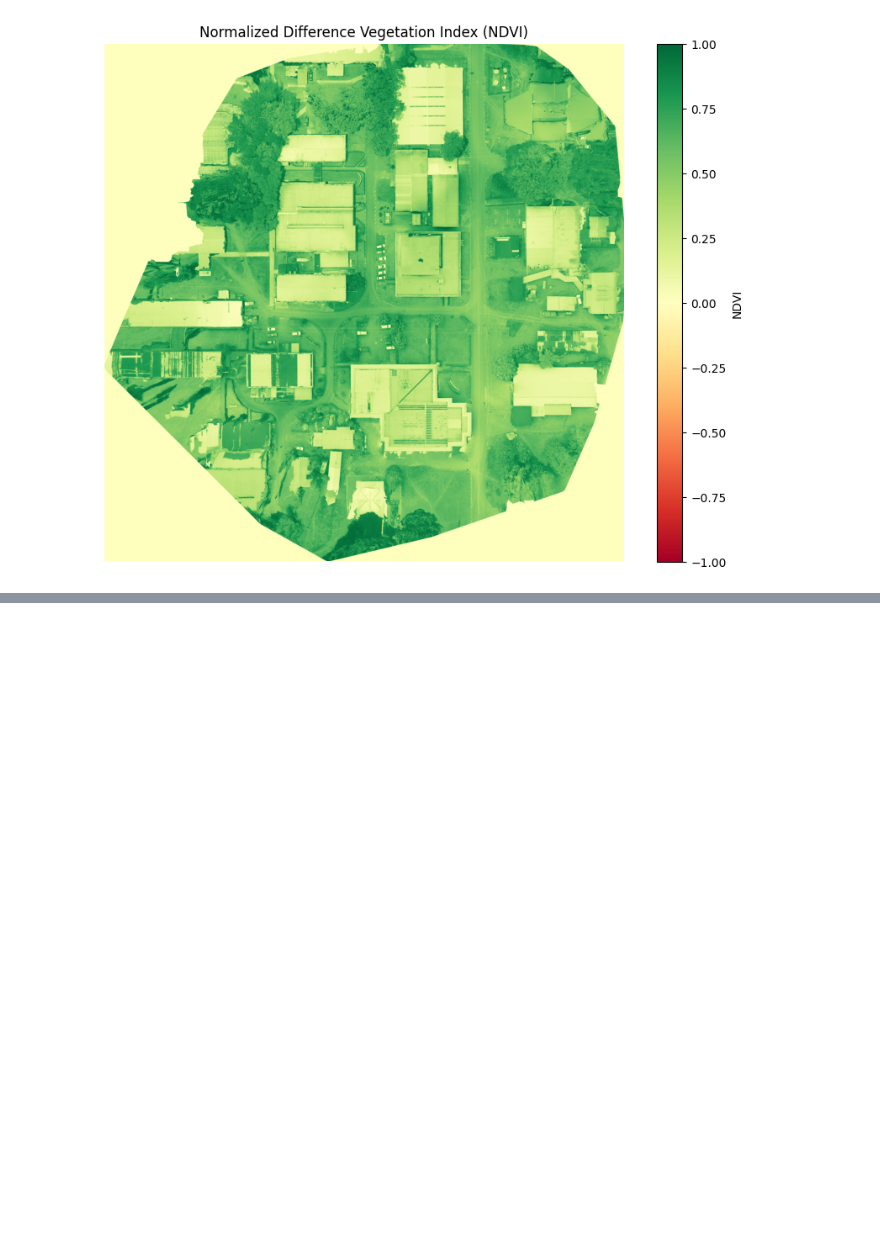
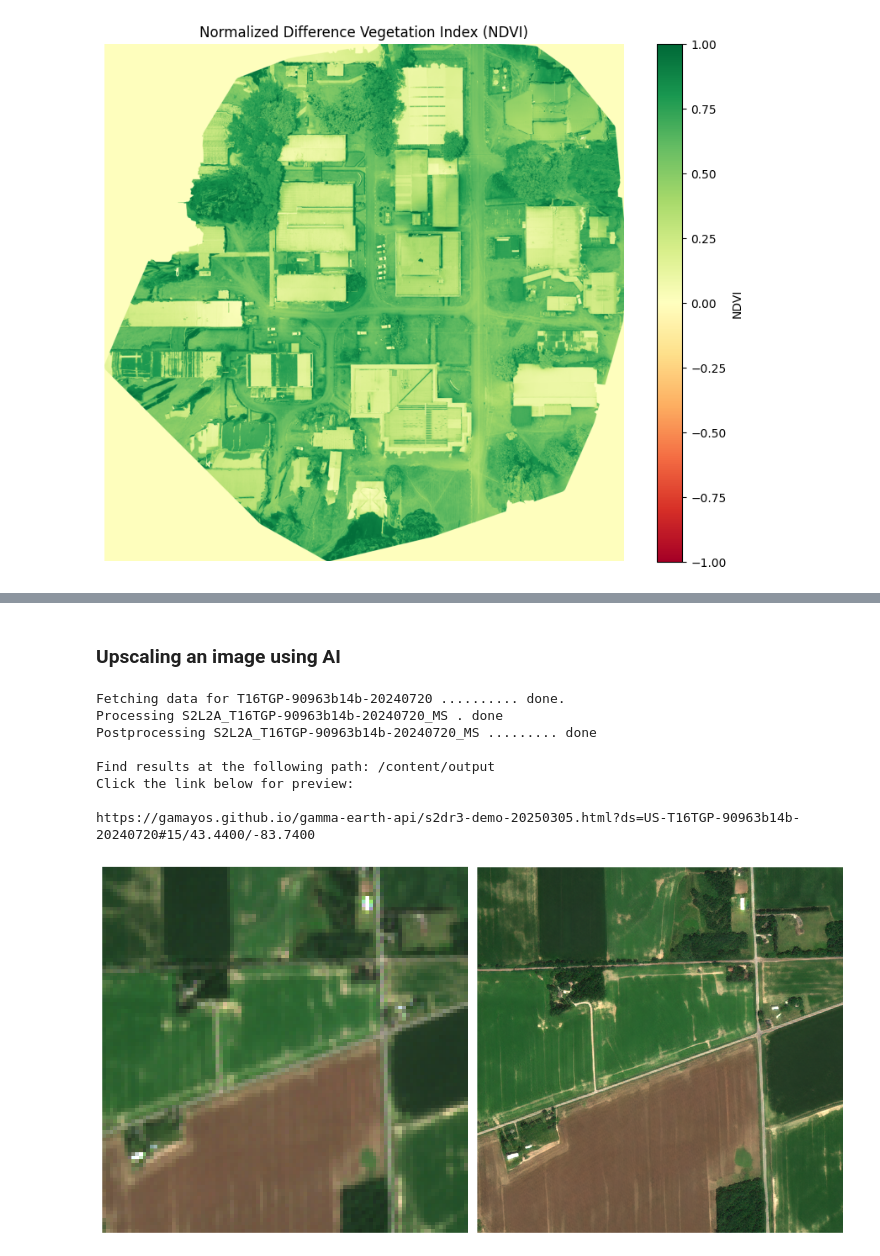
Before and after one commit to anapitalai/gee, a Jupyter notebook: python_programming.ipynb, the cells around one changed output, grey strips where cells are left out. Drawn from its saved outputs; the diff is of its cells as text; code cells hidden in the pictures; blank space fills up the shorter version.

```diff
--- a/python_programming.ipynb
+++ b/python_programming.ipynb
@@ -253,0 +329,2 @@ plt.show()
+# %% [markdown]
+### Upscaling an image using AI
@@ -253,0 +333,25 @@ plt.show()
+# %%
+import s2dr3.inferutils
+
+lonlat = (-83.74,43.44) # NOTE THE X,Y FORMAT!
+
+# Specify the target date. Please note, S2DR3 model will process the date
+# from the Sentinel-2 catalogue that is closest to the specified date.
+# Selected date may be ocluded by clouds. Please consult the Copernucus
+# Dataspace for data availability https://browser.dataspace.copernicus.eu
+# Archive images are available from 2018-01-01.
+date = '2024-07-20'
+
+
+
+s2dr3.inferutils.test(lonlat, date)
+# %% [output]
+Fetching data for T16TGP-90963b14b-20240720 .......... done.
+Processing S2L2A_T16TGP-90963b14b-20240720_MS . done
+Postprocessing S2L2A_T16TGP-90963b14b-20240720_MS ......... done
+
+Find results at the following path: /content/output
+Click the link below for preview:
+
+https://gamayos.github.io/gamma-earth-api/s2dr3-demo-20250305.html?ds=US-T16TGP-90963b14b-20240720#15/43.4400/-83.7400
+[figure, added]
```
Also changed, not shown: parts of 3 cells of this notebook.
